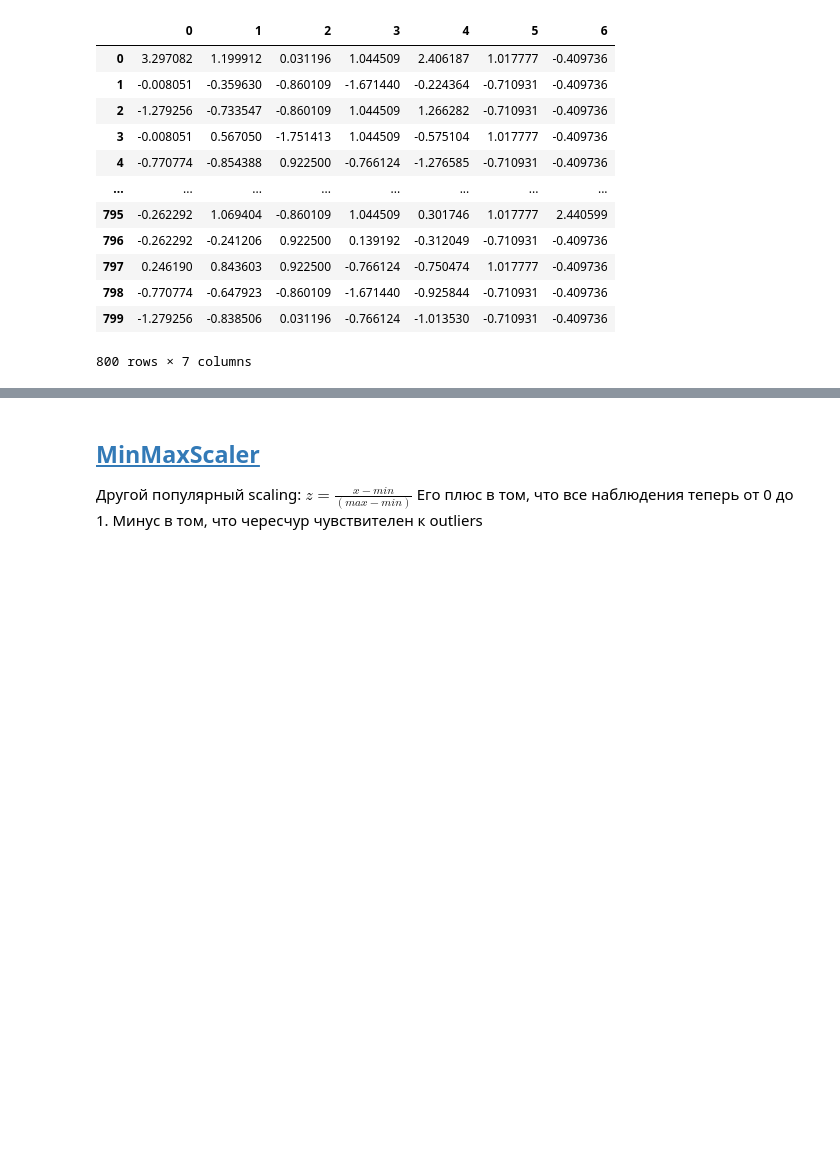
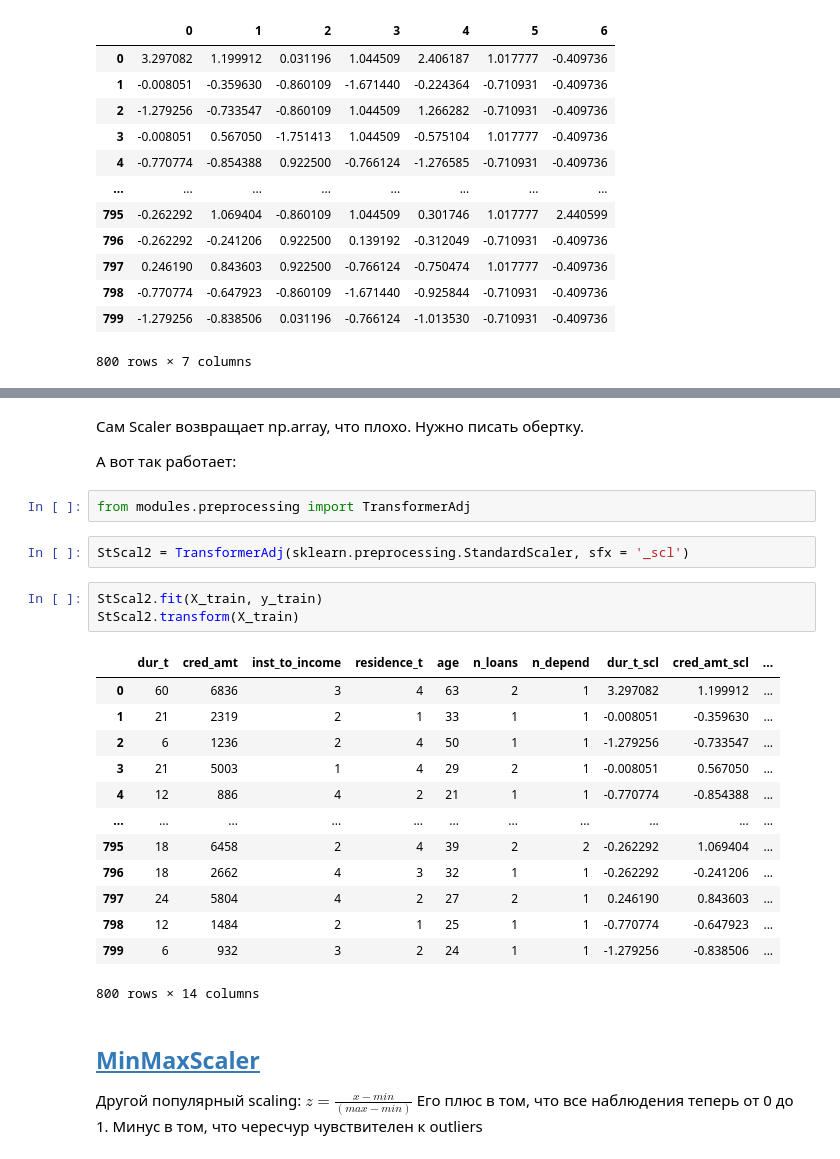
Before and after one commit to uasek/credit_scoring_project, a Jupyter notebook: checks/Scaling.ipynb, the cells around one changed output, grey strips where cells are left out. Saved outputs shown, nothing was run; the diff lists cells and outputs as text; blank space fills up the shorter version.

```diff
--- a/checks/Scaling.ipynb
+++ b/checks/Scaling.ipynb
@@ -48,3 +64,28 @@ pd.DataFrame(StScal.transform(X_train))
+# %% [markdown]
+Сам Scaler возвращает np.array, что плохо. Нужно писать обертку.
+
+А вот так работает:
+# %%
+from modules.preprocessing import TransformerAdj
+# %%
+StScal2 = TransformerAdj(sklearn.preprocessing.StandardScaler, sfx = '_scl')
+# %%
+StScal2.fit(X_train, y_train)
+StScal2.transform(X_train)
+# %% [output]
+|  | dur_t | cred_amt | inst_to_income | residence_t | age | n_loans | n_depend | dur_t_scl | cred_amt_scl | ... |
+| 0 | 60 | 6836 | 3 | 4 | 63 | 2 | 1 | 3.297082 | 1.199912 | ... |
+| 1 | 21 | 2319 | 2 | 1 | 33 | 1 | 1 | -0.008051 | -0.359630 | ... |
+| 2 | 6 | 1236 | 2 | 4 | 50 | 1 | 1 | -1.279256 | -0.733547 | ... |
+| 3 | 21 | 5003 | 1 | 4 | 29 | 2 | 1 | -0.008051 | 0.567050 | ... |
+| 4 | 12 | 886 | 4 | 2 | 21 | 1 | 1 | -0.770774 | -0.854388 | ... |
+| ... | ... | ... | ... | ... | ... | ... | ... | ... | ... | ... |
+| 795 | 18 | 6458 | 2 | 4 | 39 | 2 | 2 | -0.262292 | 1.069404 | ... |
+| 796 | 18 | 2662 | 4 | 3 | 32 | 1 | 1 | -0.262292 | -0.241206 | ... |
+| 797 | 24 | 5804 | 4 | 2 | 27 | 2 | 1 | 0.246190 | 0.843603 | ... |
+| 798 | 12 | 1484 | 2 | 1 | 25 | 1 | 1 | -0.770774 | -0.647923 | ... |
+| 799 | 6 | 932 | 3 | 2 | 24 | 1 | 1 | -1.279256 | -0.838506 | ... |
+800 rows × 14 columns
 # %% [markdown]
 ## [MinMaxScaler](https://scikit-learn.org/stable/modules/generated/sklearn.preprocessing.MinMaxScaler.html#sklearn.preprocessing.MinMaxScaler)
 Другой популярный scaling: $z = \frac{x - min}{ (max - min)}$ Его плюс в том, что все наблюдения теперь от 0 до 1. Минус в том, что чересчур чувствителен к outliers
```
Also changed, not shown: parts of 3 cells of this notebook, 3 other files.
